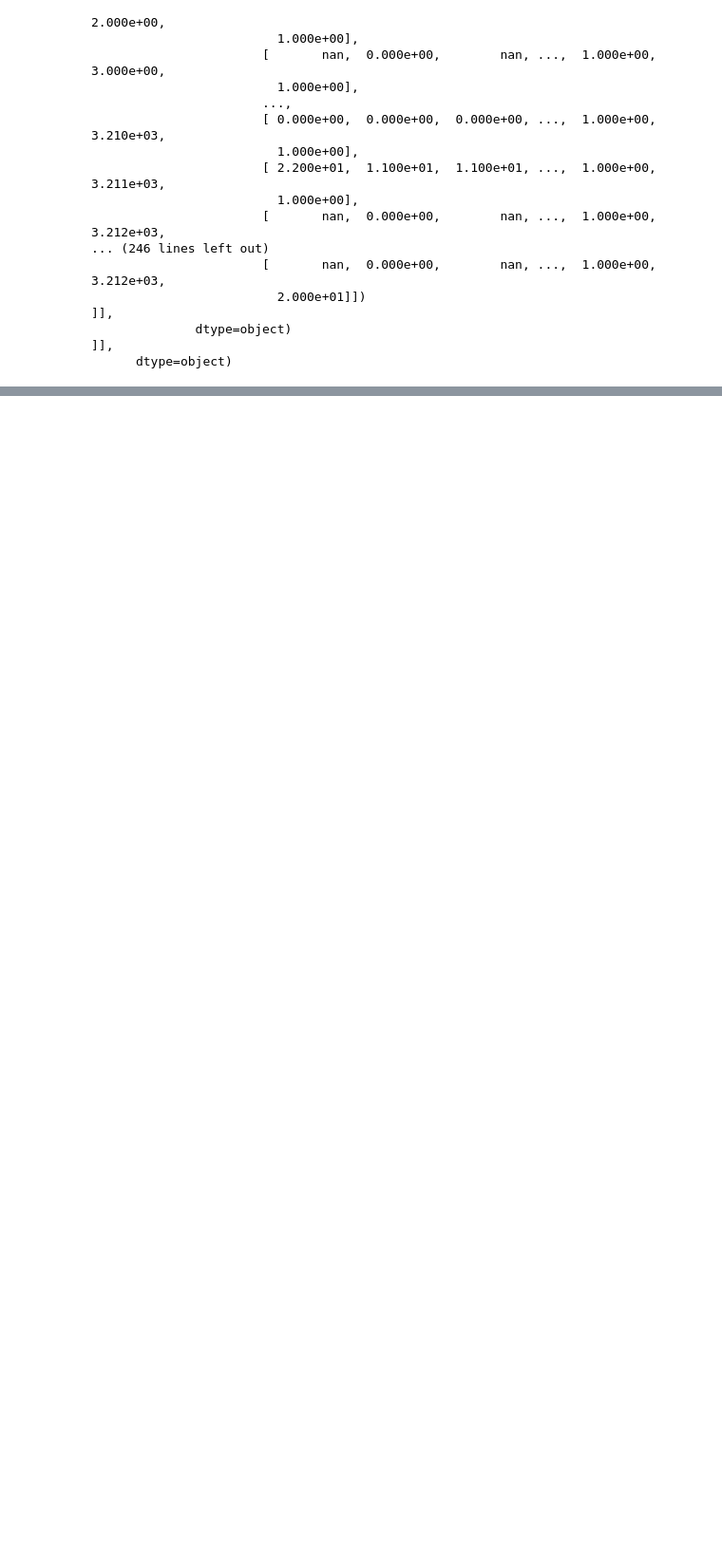
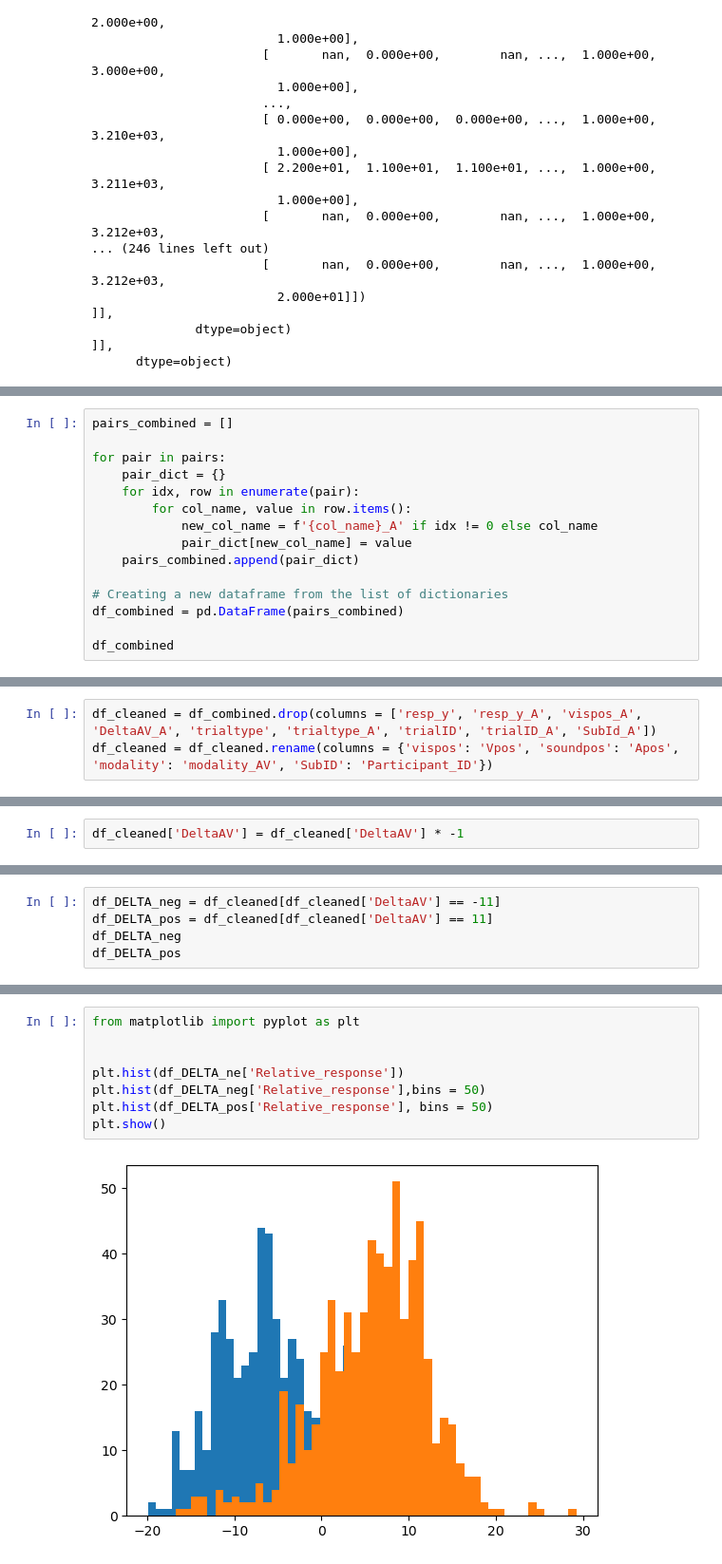
Before and after one commit to MiloszHoleksa/CompCogSci2, a Jupyter notebook: ccs2.ipynb, the cells around one changed output, grey strips where cells are left out. Shown at 95% size. Saved outputs shown, nothing was run; the diff lists cells and outputs as text; blank space fills up the shorter version.

Commit message:
data ready

```diff
--- a/ccs2.ipynb
+++ b/ccs2.ipynb
@@ -79,0 +229,15 @@ for (index, data) in df.iterrows():
+# %%
+pairs_combined = []
+
+for pair in pairs:
+    pair_dict = {}
+    for idx, row in enumerate(pair):
+        for col_name, value in row.items():
+            new_col_name = f'{col_name}_A' if idx != 0 else col_name
+            pair_dict[new_col_name] = value
+    pairs_combined.append(pair_dict)
+
+# Creating a new dataframe from the list of dictionaries
+df_combined = pd.DataFrame(pairs_combined)
+
+df_combined
@@ -79,0 +292,3 @@ for (index, data) in df.iterrows():
+# %%
+df_cleaned = df_combined.drop(columns = ['resp_y', 'resp_y_A', 'vispos_A', 'DeltaAV_A', 'trialtype', 'trialtype_A', 'trialID', 'trialID_A', 'SubId_A'])
+df_cleaned = df_cleaned.rename(columns = {'vispos': 'Vpos', 'soundpos': 'Apos', 'modality': 'modality_AV', 'SubID': 'Participant_ID'})
@@ -79,0 +311,2 @@ for (index, data) in df.iterrows():
+# %%
+df_cleaned['DeltaAV'] = df_cleaned['DeltaAV'] * -1
@@ -79,0 +327,5 @@ for (index, data) in df.iterrows():
+# %%
+df_DELTA_neg = df_cleaned[df_cleaned['DeltaAV'] == -11]
+df_DELTA_pos = df_cleaned[df_cleaned['DeltaAV'] == 11]
+df_DELTA_neg
+df_DELTA_pos
@@ -80,2 +365,12 @@ for (index, data) in df.iterrows():
+# %%
+from matplotlib import pyplot as plt
+
+
+plt.hist(df_DELTA_ne['Relative_response'])
+plt.hist(df_DELTA_neg['Relative_response'],bins = 50)
+plt.hist(df_DELTA_pos['Relative_response'], bins = 50)
+plt.show()
+# %% [output]
+[figure, added]
 # %%
 import pymc as pm
```
Also changed, not shown: parts of 19 cells of this notebook.
